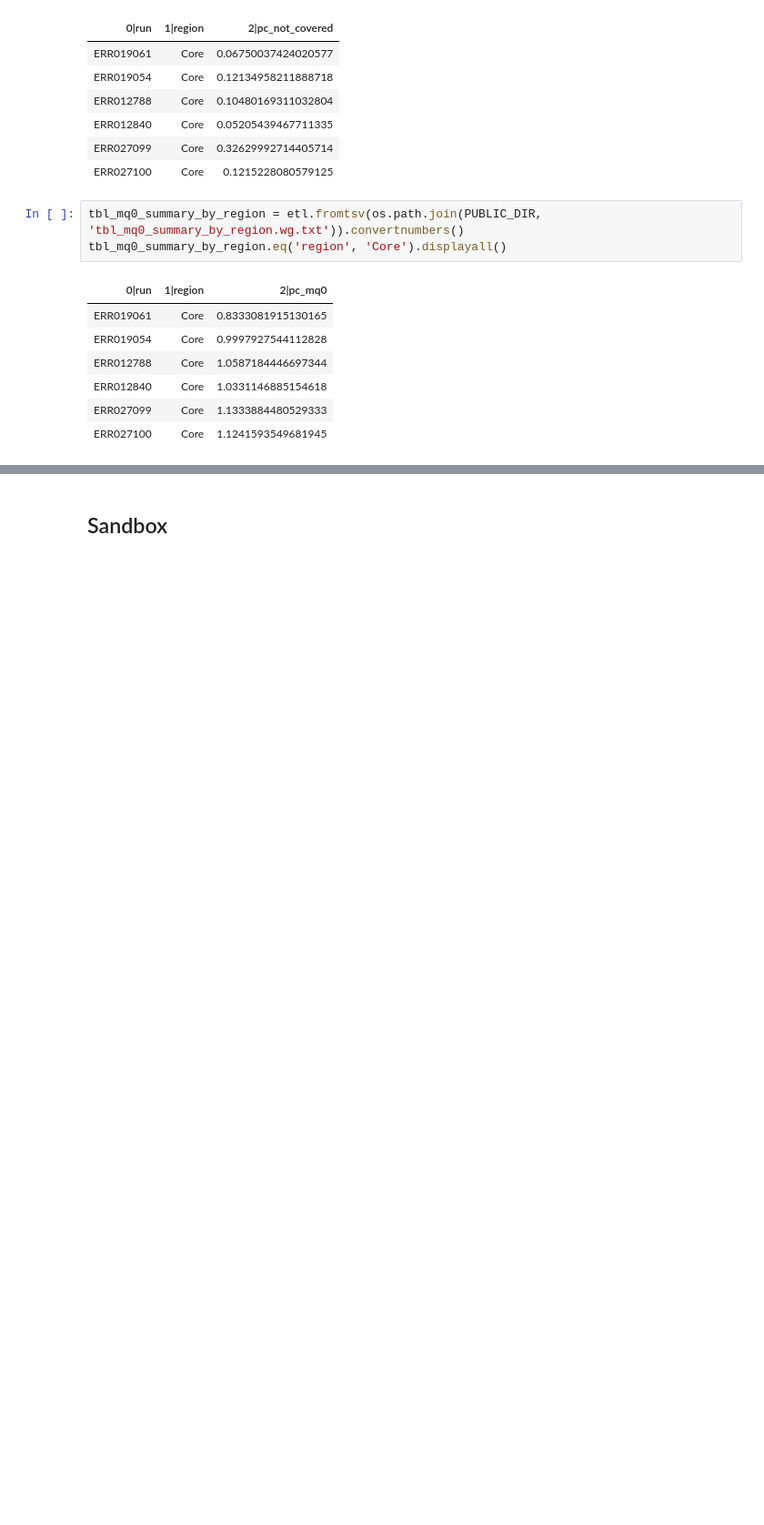
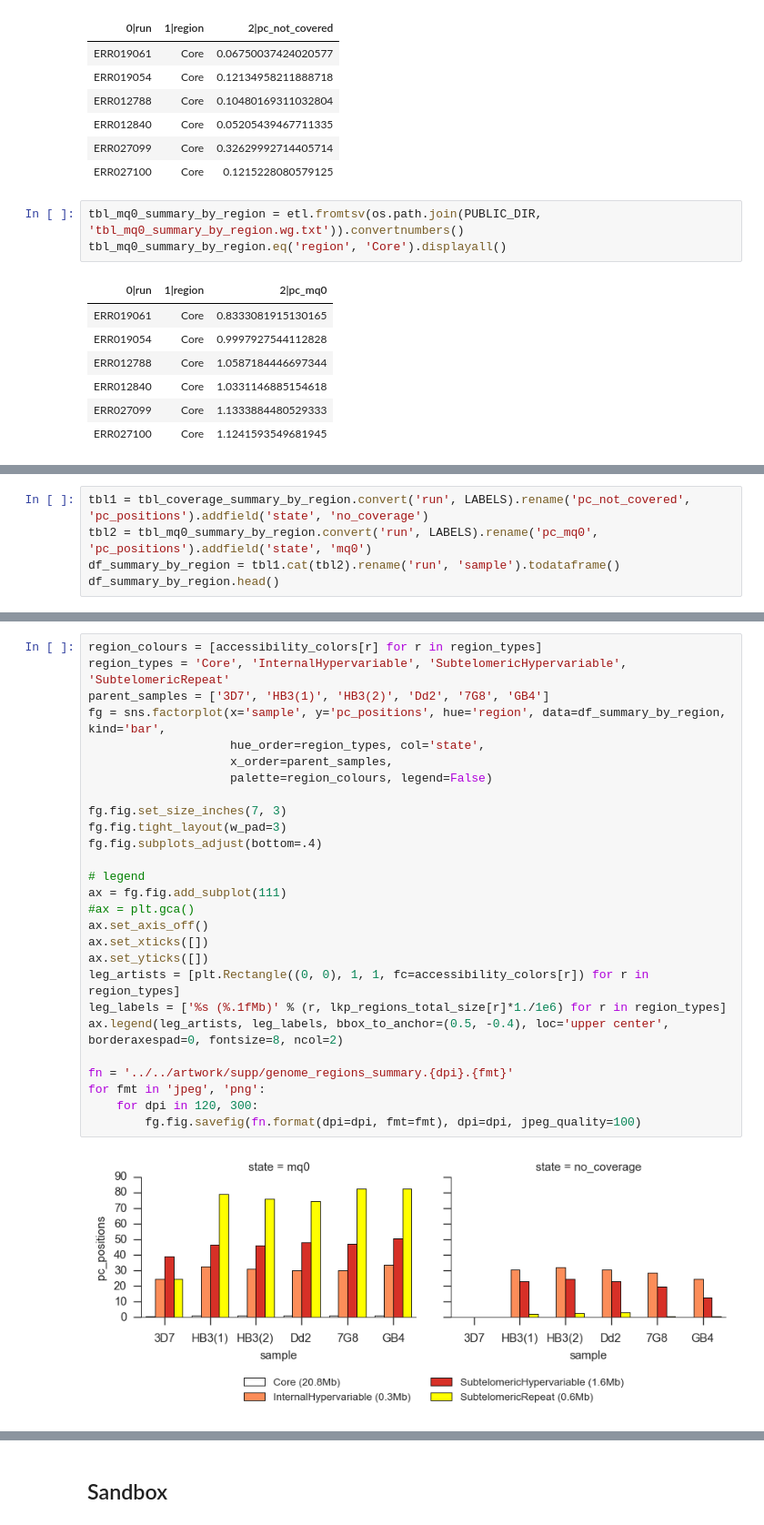
Before and after one commit to wtchg-kwiatkowski/pfx-paper-2015, a Jupyter notebook: supplementary/notebooks/genome_accessibility.ipynb, the cells around one changed output, grey strips where cells are left out. Shown at 91% size. Drawn from its saved outputs; the diff is of its cells as text; blank space fills up the shorter version.

Commit message:
accessibility

```diff
--- a/supplementary/notebooks/genome_accessibility.ipynb
+++ b/supplementary/notebooks/genome_accessibility.ipynb
@@ -103,0 +116,5 @@ tbl_mq0_summary_by_region.eq('region', 'Core').displayall()
+# %%
+tbl1 = tbl_coverage_summary_by_region.convert('run', LABELS).rename('pc_not_covered', 'pc_positions').addfield('state', 'no_coverage')
+tbl2 = tbl_mq0_summary_by_region.convert('run', LABELS).rename('pc_mq0', 'pc_positions').addfield('state', 'mq0')
+df_summary_by_region = tbl1.cat(tbl2).rename('run', 'sample').todataframe()
+df_summary_by_region.head()
@@ -103,0 +128,29 @@ tbl_mq0_summary_by_region.eq('region', 'Core').displayall()
+# %%
+region_colours = [accessibility_colors[r] for r in region_types]
+region_types = 'Core', 'InternalHypervariable', 'SubtelomericHypervariable', 'SubtelomericRepeat'
+parent_samples = ['3D7', 'HB3(1)', 'HB3(2)', 'Dd2', '7G8', 'GB4']
+fg = sns.factorplot(x='sample', y='pc_positions', hue='region', data=df_summary_by_region, kind='bar',
+                    hue_order=region_types, col='state',
+                    x_order=parent_samples,
+                    palette=region_colours, legend=False)
+
+fg.fig.set_size_inches(7, 3)
+fg.fig.tight_layout(w_pad=3)
+fg.fig.subplots_adjust(bottom=.4)
+
+# legend
+ax = fg.fig.add_subplot(111)
+#ax = plt.gca()
+ax.set_axis_off()
+ax.set_xticks([])
+ax.set_yticks([])
+leg_artists = [plt.Rectangle((0, 0), 1, 1, fc=accessibility_colors[r]) for r in region_types]
+leg_labels = ['%s (%.1fMb)' % (r, lkp_regions_total_size[r]*1./1e6) for r in region_types]
+ax.legend(leg_artists, leg_labels, bbox_to_anchor=(0.5, -0.4), loc='upper center', borderaxespad=0, fontsize=8, ncol=2)
+
+fn = '../../artwork/supp/genome_regions_summary.{dpi}.{fmt}'
+for fmt in 'jpeg', 'png':
+    for dpi in 120, 300:
+        fg.fig.savefig(fn.format(dpi=dpi, fmt=fmt), dpi=dpi, jpeg_quality=100)
+# %% [output]
+[figure, added]
```
Also changed, not shown: parts of 11 cells of this notebook, 4 other files.
